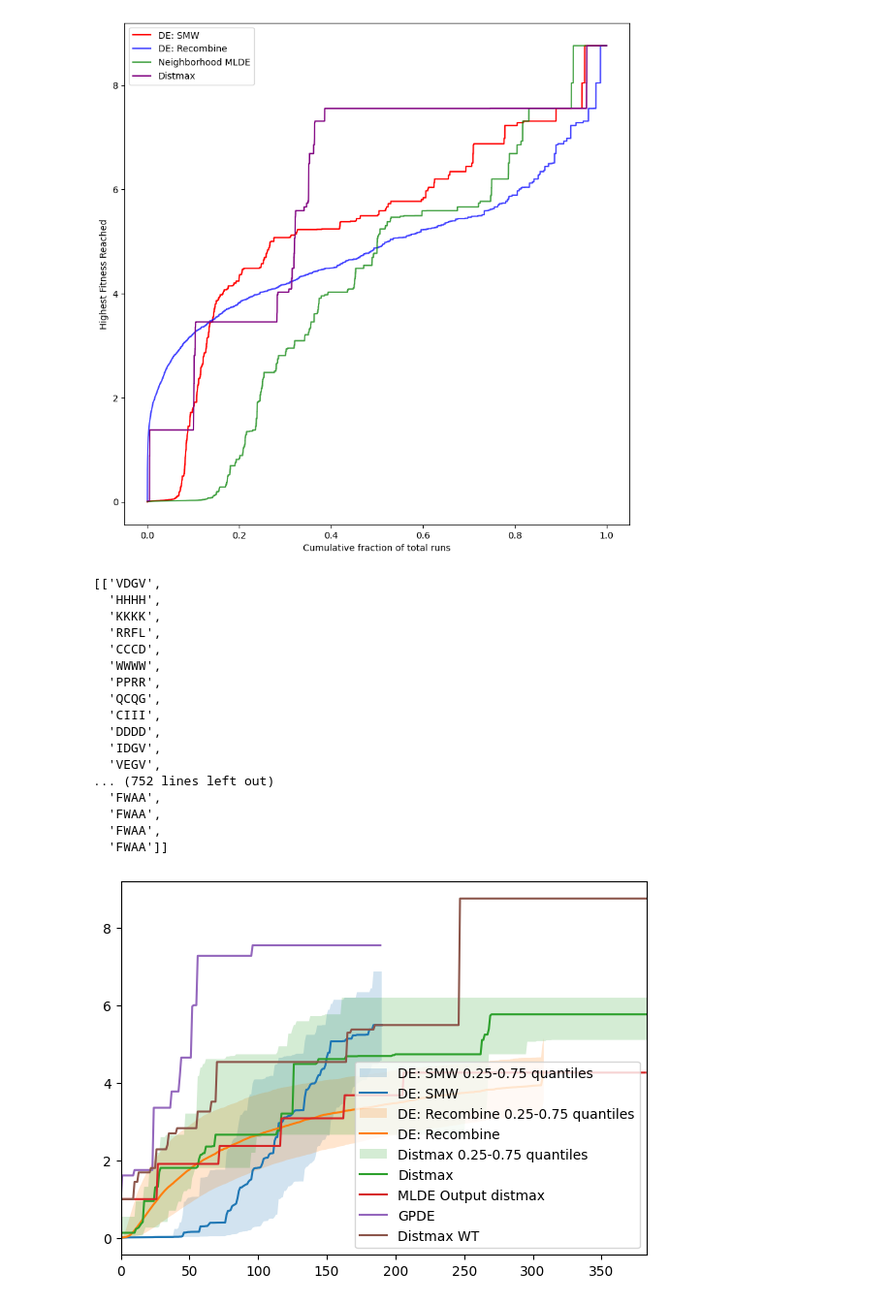
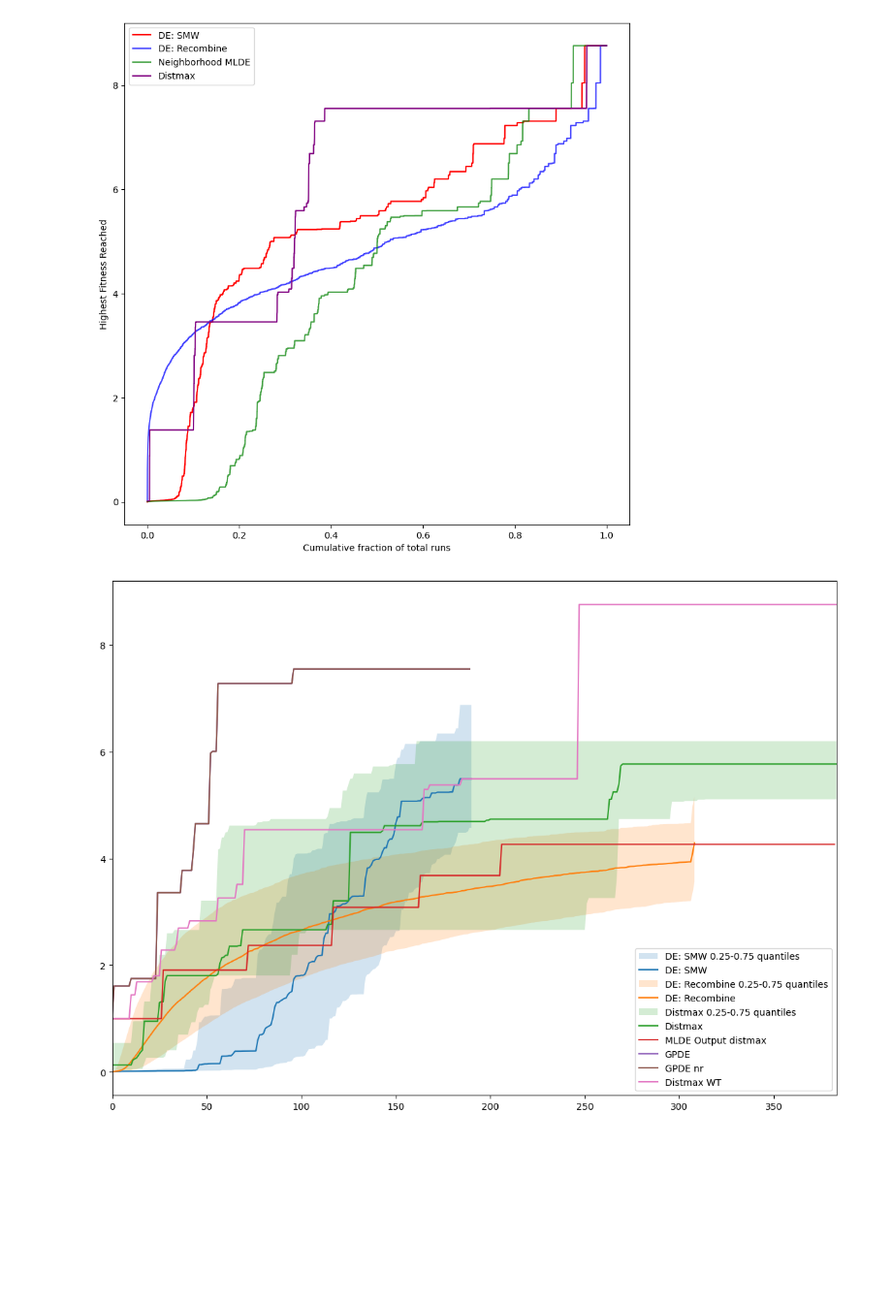
Before and after one commit to soldatmat/PELLM, a Jupyter notebook: code/plot/DE_benchmark.ipynb, the cells around one changed output. Shown: that part at 97% size. Saved outputs shown, nothing was run; the diff lists cells and outputs as text; code cells hidden in the pictures; blank space fills up the shorter version.

Commit message:
Run GPDE without repetitive screening

```diff
--- a/code/plot/DE_benchmark.ipynb
+++ b/code/plot/DE_benchmark.ipynb
@@ -227,6 +227,11 @@ with open('../de/data/gpde/gp_190_fitness_progression.pkl', 'rb') as f:
 single_fitness_progressions.append(gpde_fitness_progression)
 single_labels.append('GPDE')
 
+with open('../de/data/gpde/gp_190_no_repeats_fitness_progression.pkl', 'rb') as f:
+    gpde_fitness_progression = pickle.load(f)[0] * GB1_MAX_FITNESS
+single_fitness_progressions.append(gpde_fitness_progression)
+single_labels.append('GPDE nr')
+
 with open('../de/data/neighborhood_de/wt_fitness_progression.pkl', 'rb') as f:
     dmwt_fitness_progression = pickle.load(f)[0] * GB1_MAX_FITNESS
 single_fitness_progressions.append(dmwt_fitness_progression)
@@ -237,52 +239,32 @@ with open('../de/data/neighborhood_de/history_esm1b_wt.pkl', 'rb') as f:
-# %%
-dmwt
-# %% [output]
-[['VDGV',
-  'HHHH',
-  'KKKK',
-  'RRFL',
-  'CCCD',
-  'WWWW',
-  'PPRR',
-  'QCQG',
-  'CIII',
-  'DDDD',
-  'IDGV',
-  'VEGV',
-... (752 lines left out)
-  'FWAA',
-  'FWAA',
-  'FWAA',
-  'FWAA']]
 # %%
 def tsplot(ax, data,**kw):
     x = np.arange(data.shape[1])
 
     #est = np.mean(data, axis=0)
     est = np.median(data, axis=0)
 
     #sd = np.std(data, axis=0)
     #cis = (est - sd, est + sd)
     cis = (np.quantile(data, 0.25, axis=0), np.quantile(data, 0.75, axis=0))
 
     ax.fill_between(x,cis[0],cis[1],alpha=0.2, **kw)
     ax.plot(x,est,**kw)
     ax.margins(x=0)
 
-fig, (ax) = plt.subplots(ncols=1, figsize=(7,5), sharey=True)
+fig, (ax) = plt.subplots(ncols=1, figsize=(14,10), sharey=True)
 for fitness_progressions in all_fitness_progressions:
     tsplot(ax, fitness_progressions)
 for fitness_progression in single_fitness_progressions:
     ax.plot(np.arange(len(fitness_progression)), fitness_progression)
 
 plot_labels = []
 for label in labels:
     plot_labels.append(label + ' 0.25-0.75 quantiles')
     plot_labels.append(label)
 for label in single_labels:
     plot_labels.append(label)
 plt.legend(plot_labels)
 
 plt.show()
 # %% [output]
-[figure, old version]
+[figure, new version]
```
Also changed, not shown: parts of 1 cell of this notebook, 3 other files.
